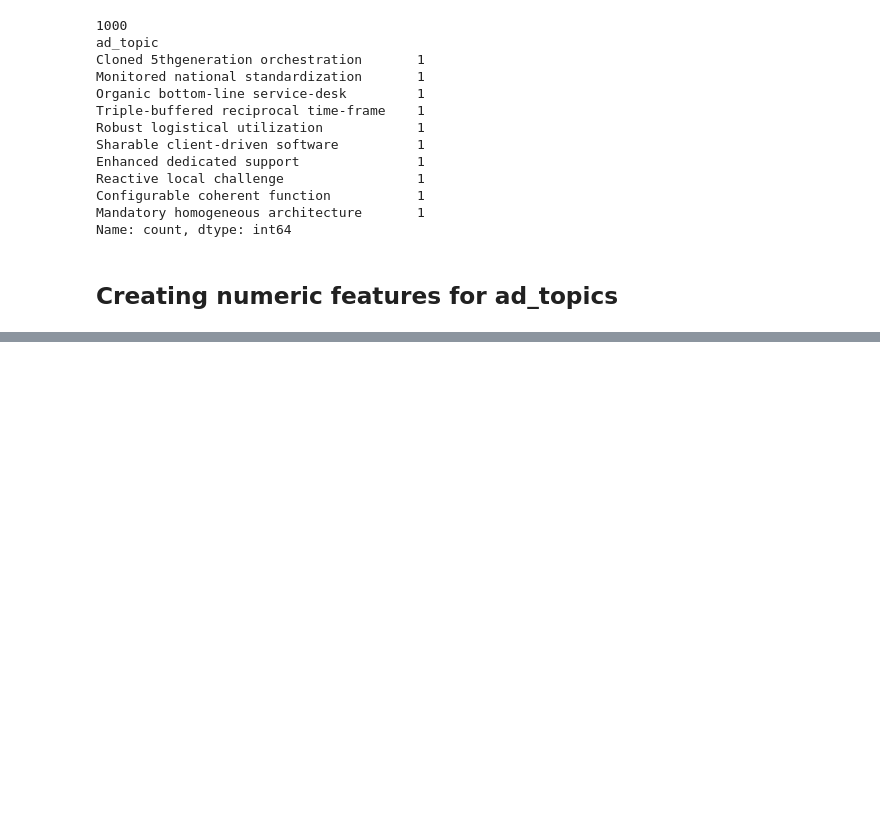
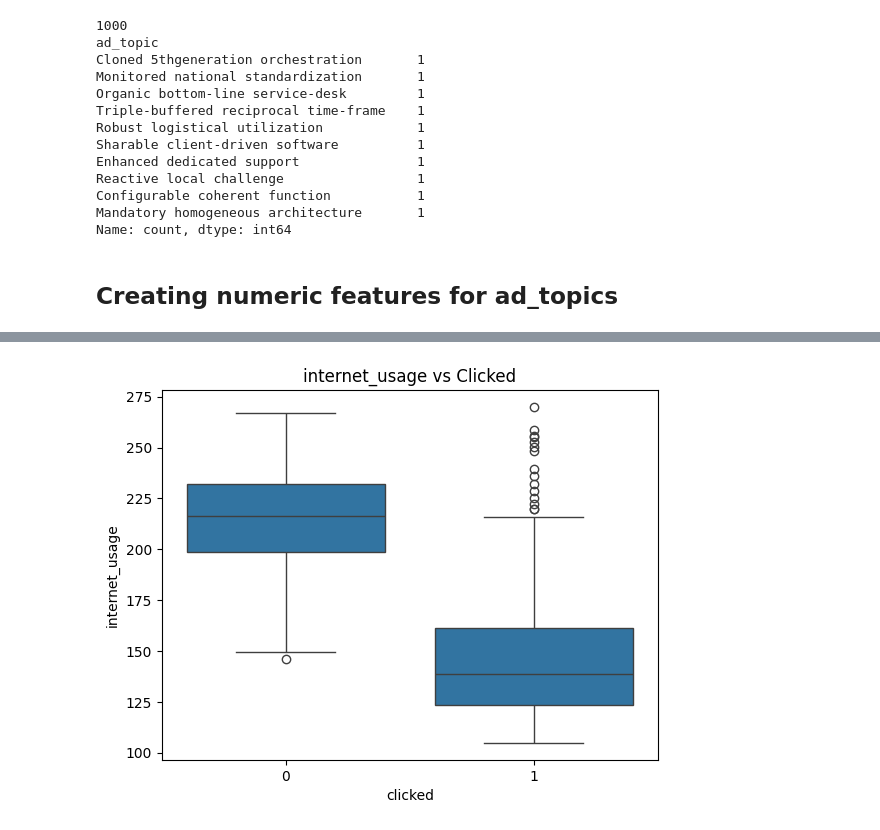
Before and after one commit to HuzaifaAhmed-07/Ad-Click-Prediction-Model, a Jupyter notebook: notebooks/01_eda.ipynb, the cells around one changed output, grey strips where cells are left out. Cells and saved outputs as stored; diff of their text form; code cells hidden in the pictures; blank space fills up the shorter version.

```diff
--- a/notebooks/01_eda.ipynb
+++ b/notebooks/01_eda.ipynb
@@ -179,0 +216,8 @@ df.head()
+# %%
+import seaborn as sns
+
+sns.boxplot(x="clicked", y="internet_usage", data=df)
+plt.title("internet_usage vs Clicked")
+plt.show()
+# %% [output]
+[figure, added]
```
Also changed, not shown: parts of 11 cells of this notebook.
